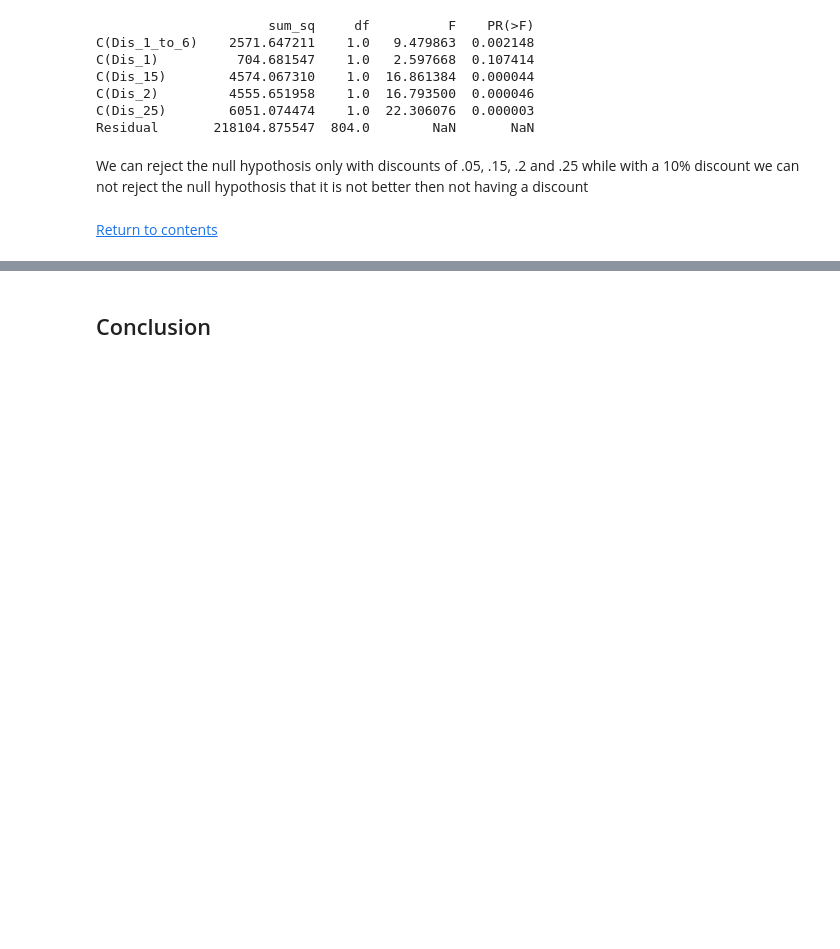
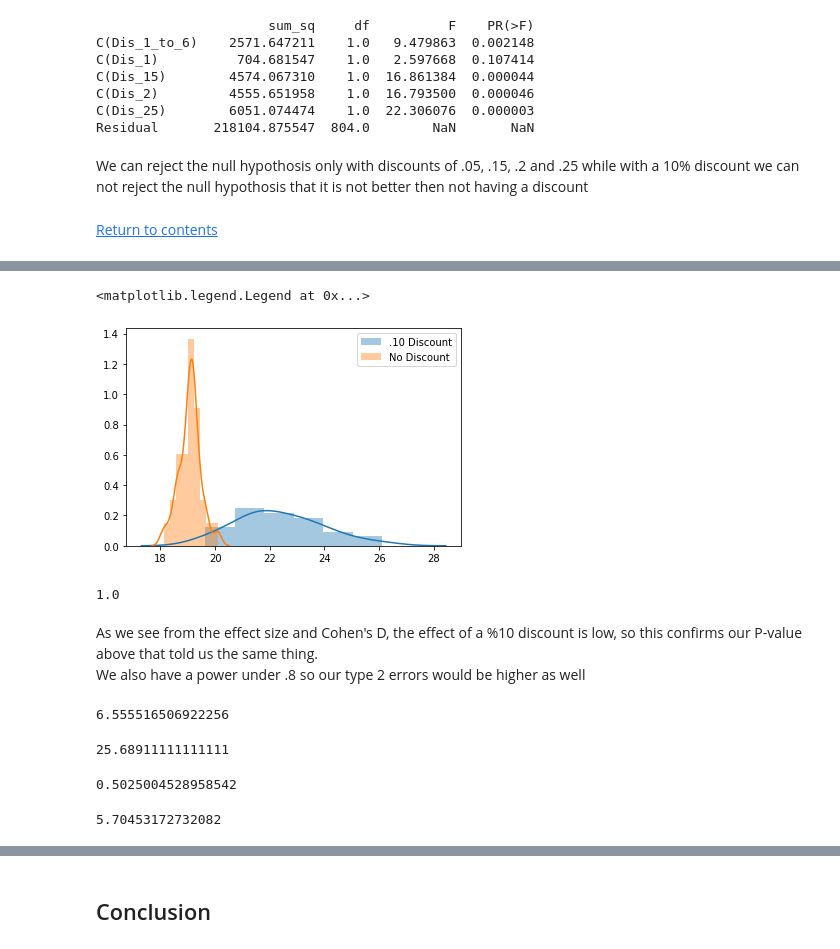
Before and after one commit to lraichik/dsc-mod-3-project-online-ds-ft-051319, a Jupyter notebook: Levi Raichik Mod 3 Project.ipynb, the cells around one changed output, grey strips where cells are left out. Drawn from its saved outputs; the diff is of its cells as text; code cells hidden in the pictures; blank space fills up the shorter version.

```diff
--- a/Levi Raichik Mod 3 Project.ipynb
+++ b/Levi Raichik Mod 3 Project.ipynb
@@ -31,3 +70,10 @@ c = conn.cursor()
+# %%
+def bootstrap(sample, n):
+    boots = []
+    for i in range(n):
+        boot = sample.sample(n=len(sample), replace=True)
+        boots.append(boot)
+    return boots
 # %% [markdown]
 ## Northwind Database Map
 # %% [markdown]
@@ -343,0 +467,14 @@ We can reject the null hypothosis only with discounts of .05, .15, .2 and .25 wh
+# %%
+sns.distplot(boot_10discount, label='.10 Discount')
+sns.distplot(boot_no_discount, label='No Discount')
+plt.legend()
+# %% [output]
+<matplotlib.legend.Legend at 0x...>
+[figure, added]
+# %%
+power_analysis.solve_power(effect_size=Dis_10_effect2, alpha=.05, nobs1=len(Dis_1df))
+# %% [output]
+1.0
+# %% [markdown]
+As we see from the effect size and Cohen's D, the effect of a %10 discount is low, so this confirms our P-value above that told us the same thing.
+We also have a power under .8 so our type 2 errors would be higher as well
@@ -343,0 +483,22 @@ We can reject the null hypothosis only with discounts of .05, .15, .2 and .25 wh
+# %%
+Dis_15df.Quantity.mean() - discountdf_no_discount.Quantity.mean()
+# %% [output]
+6.555516506922256
+# %%
+boot_15discount = []
+for i in range(30):
+    a = np.mean(bootstrap(Dis_15df.Quantity, 1))
+    boot_15discount.append(a)
+np.mean(boot_15discount)
+# %% [output]
+25.68911111111111
+# %%
+Dis_15_effect = Cohen_d_list(Dis_15df.Quantity, discountdf_no_discount.Quantity)
+Dis_15_effect
+# %% [output]
+0.5025004528958542
+# %%
+Dis_15_effect = Cohen_d_list(boot_15discount, boot_no_discount)
+Dis_15_effect
+# %% [output]
+5.70453172732082
```
Also changed, not shown: parts of 118 cells of this notebook, 1 other file.
